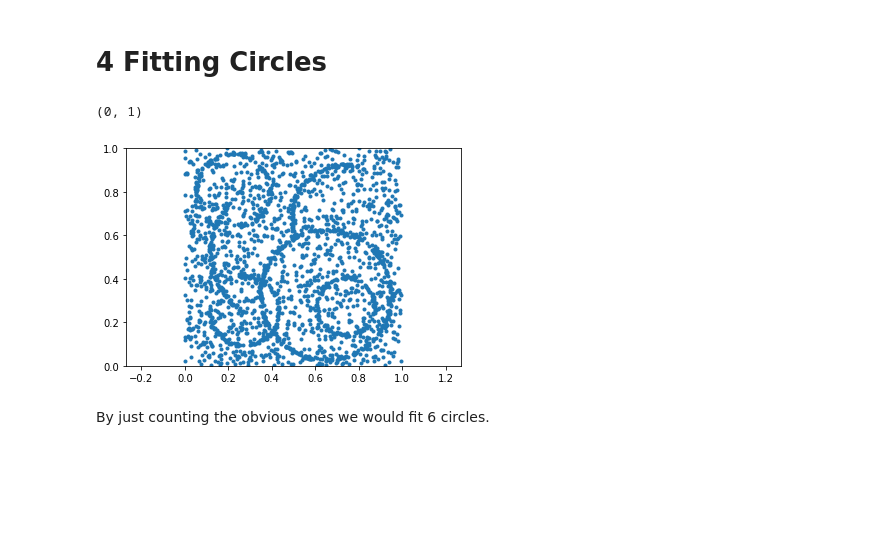
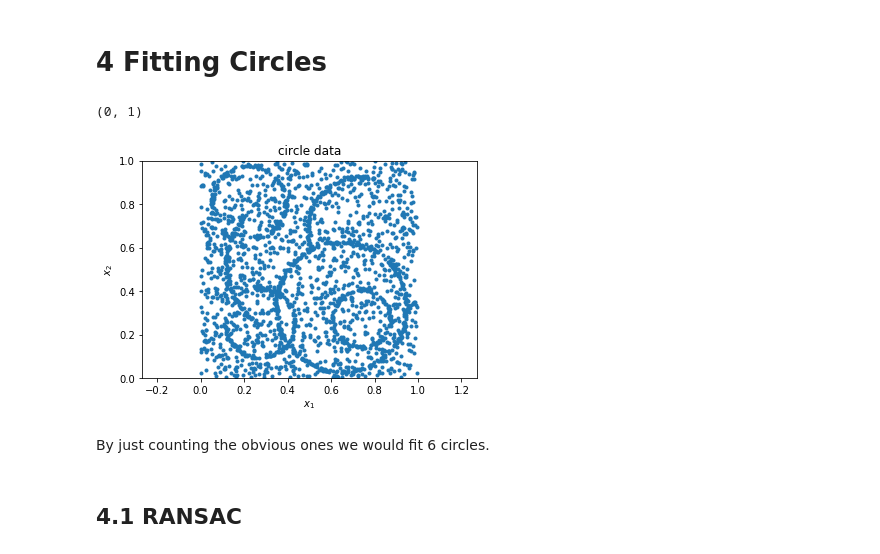
Before and after one commit to ml4cdeca/FundamentalsOfMachineLearning, a Jupyter notebook: exercise7/fitting-circles.ipynb, the cells around one changed output. Saved outputs shown, nothing was run; the diff lists cells and outputs as text; code cells hidden in the pictures; blank space fills up the shorter version.

```diff
--- a/exercise7/fitting-circles.ipynb
+++ b/exercise7/fitting-circles.ipynb
@@ -10,10 +11,15 @@ Y_coord = data.T[1]
 # %%
 plt.scatter(X_coord,Y_coord, marker = ".")
 plt.axis('equal')
+plt.title('circle data')
+plt.xlabel('$x_1$')
+plt.ylabel('$x_2$')
 plt.ylim((0,1))
 plt.xlim((0,1))
 # %% [output]
 (0, 1)
-[figure, old version]
+[figure, new version]
 # %% [markdown]
 By just counting the obvious ones we would fit 6 circles.
+# %% [markdown]
+## 4.1 RANSAC
```
Also changed, not shown: parts of 8 cells of this notebook.
